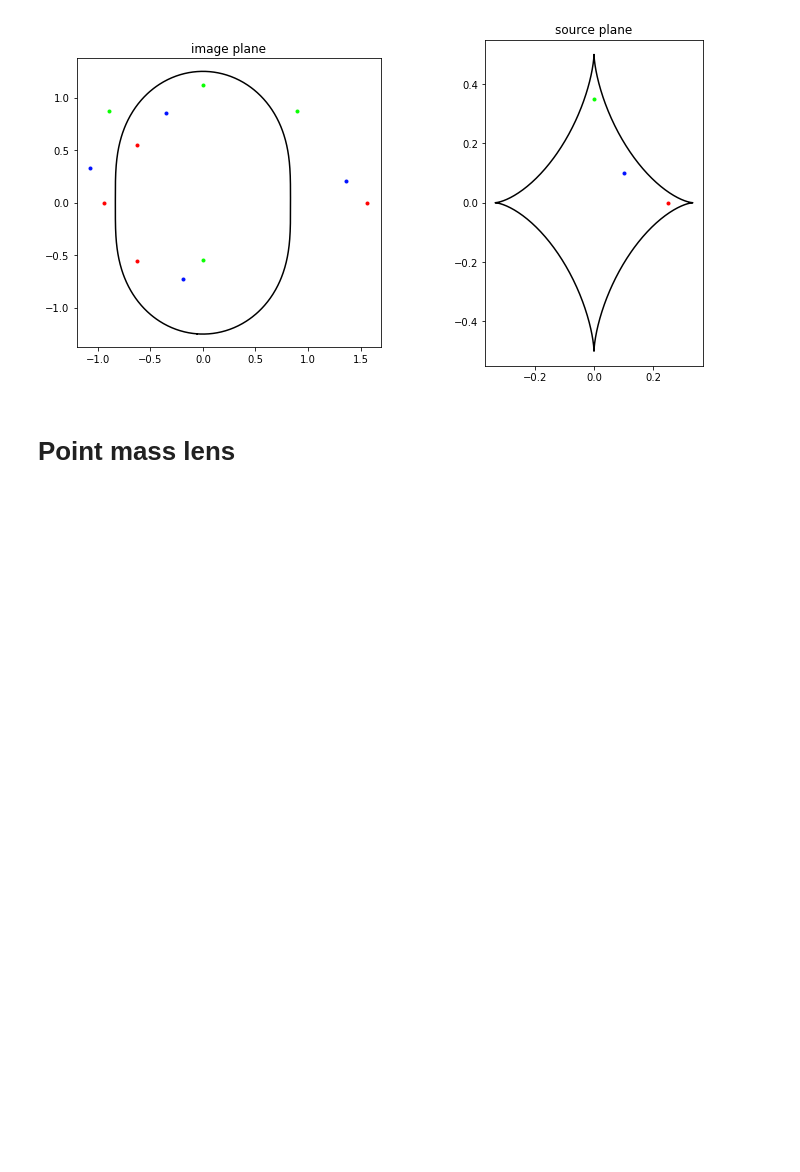
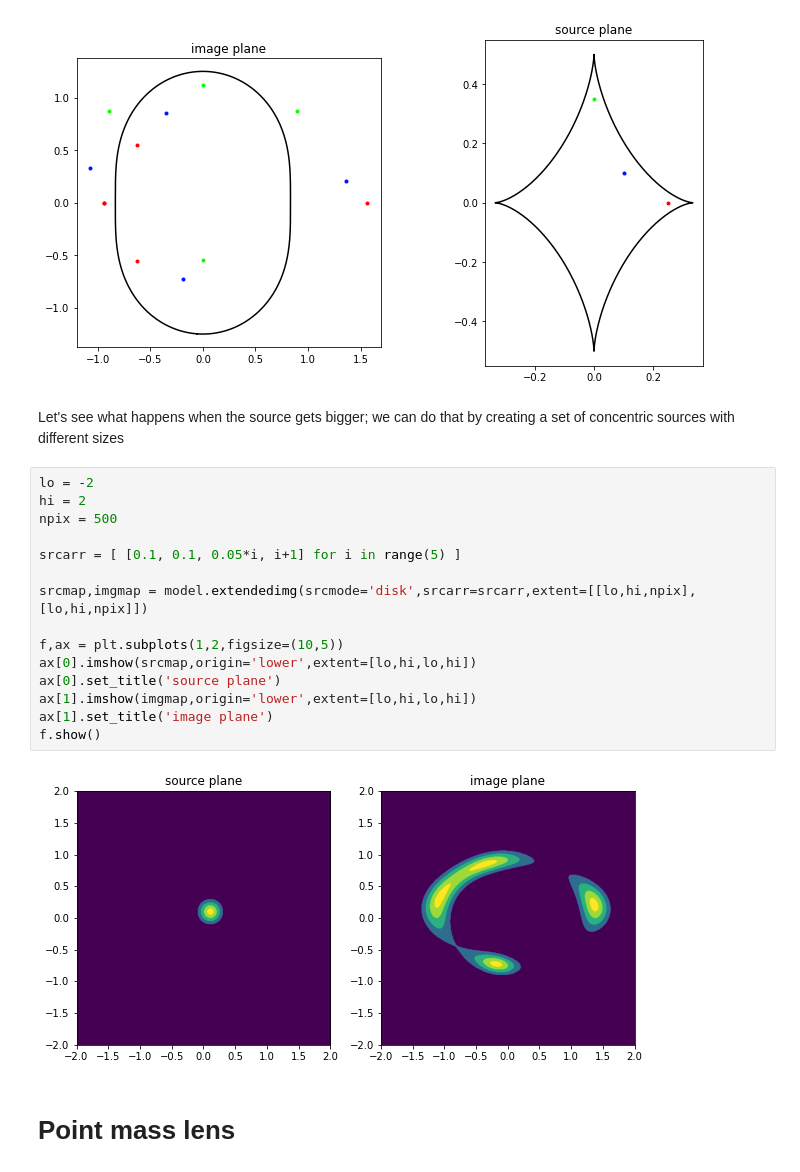
Before and after one commit to chuckkeeton/pygravlens, a Jupyter notebook: basic-examples.ipynb, the cells around one changed output. Saved outputs shown, nothing was run; the diff lists cells and outputs as text; blank space fills up the shorter version.

```diff
--- a/basic-examples.ipynb
+++ b/basic-examples.ipynb
@@ -121,6 +156,25 @@ We can even include multiple sources. Here each source/image set is a different
 model.plot(src=[[0.25,0.0],[0.0,0.35],[0.1,0.1]])
 # %% [output]
 [figure]
+# %% [markdown]
+Let's see what happens when the source gets bigger; we can do that by creating a set of concentric sources with different sizes
+# %%
+lo = -2
+hi = 2
+npix = 500
+
+srcarr = [ [0.1, 0.1, 0.05*i, i+1] for i in range(5) ]
+
+srcmap,imgmap = model.extendedimg(srcmode='disk',srcarr=srcarr,extent=[[lo,hi,npix],[lo,hi,npix]])
+
+f,ax = plt.subplots(1,2,figsize=(10,5))
+ax[0].imshow(srcmap,origin='lower',extent=[lo,hi,lo,hi])
+ax[0].set_title('source plane')
+ax[1].imshow(imgmap,origin='lower',extent=[lo,hi,lo,hi])
+ax[1].set_title('image plane')
+f.show()
+# %% [output]
+[figure, added]
 # %% [markdown]
 # Point mass lens
 # %%
```
Also changed, not shown: parts of 8 cells of this notebook, 1 other file.
